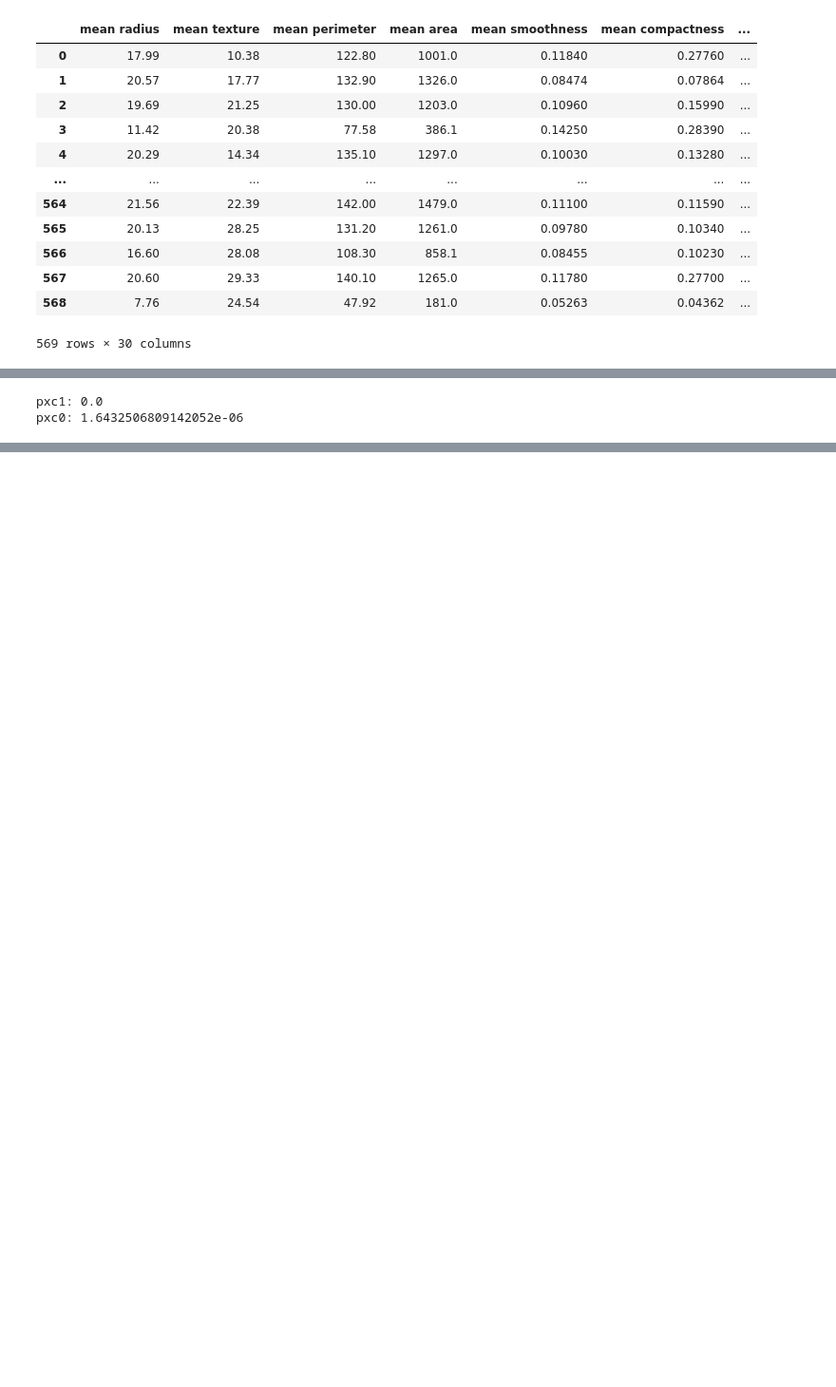
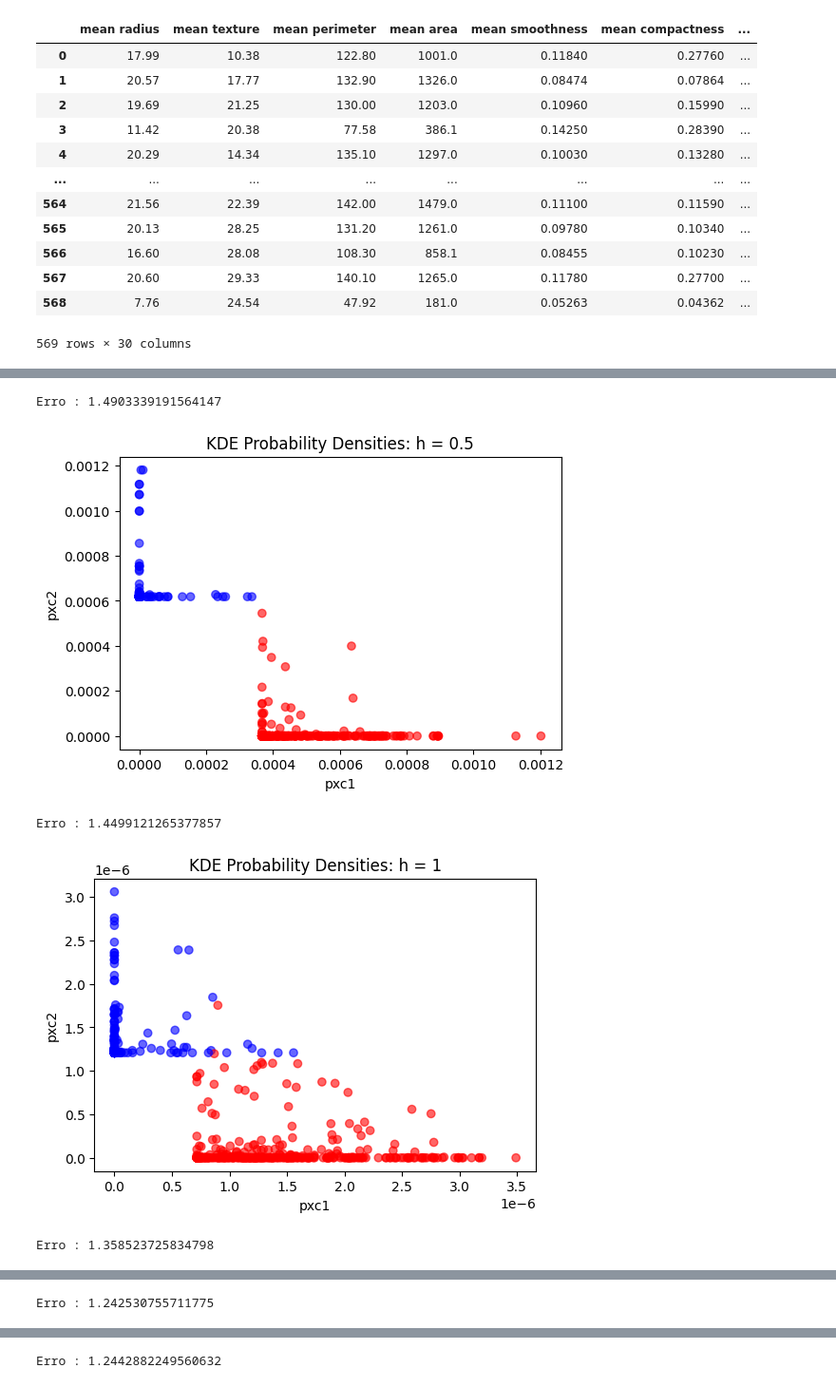
Before and after one commit to gvcf20/IRP, a Jupyter notebook: python/KDE/kde_real_data.ipynb, the cells around one changed output, grey strips where cells are left out. Shown at 95% size. Saved outputs shown, nothing was run; the diff lists cells and outputs as text; code cells hidden in the pictures; blank space fills up the shorter version.

```diff
--- a/python/KDE/kde_real_data.ipynb
+++ b/python/KDE/kde_real_data.ipynb
@@ -16,7 +16,7 @@ def mykdenvar(xt,X,h):
 
         print(px)
 
-    px = px / (N * (h**n) * ((2*np.pi)**(n/2)))
+    px = px / (N * (h**n) * ((2*np.pi)**(n)))
     return px
 # %%
 from sklearn.datasets import load_breast_cancer
@@ -65,35 +49,71 @@ X
 # %%
 import numpy as np
 import pandas as pd
+import matplotlib.pyplot as plt
 from sklearn.datasets import load_breast_cancer
 
 data = load_breast_cancer()
 xall = pd.DataFrame(data.data[:, 2:11])
-y = data.target
+yall = data.target
 
 def mykdenvar(xt, X, h):
     N, n = X.shape
     px = 0.0
     for i in range(N):
-        d = xt - X[i, :]
-
-        u = d / h
+        u = (xt - X[i, :]) / h
         px += np.exp(-0.5 * np.dot(u, u))
-    px = px / (N * (h**n) * ((2*np.pi)**(n/2)))
+    px = px / (N * (h ** n) * ((2 * np.pi) ** (n / 2)))
     return px
 
-idxc1 = np.where(y == 1)[0]
-idxc0 = np.where(y == 0)[0]
+idxc1 = np.where(yall == 1)[0]
+idxc2 = np.where(yall == 0)[0]
 
 xc1 = xall.iloc[idxc1, :].to_numpy()
-xc0 = xall.iloc[idxc0, :].to_numpy()
+xc2 = xall.iloc[idxc2, :].to_numpy()
 
-xt = xall.iloc[6, :].to_numpy()
+Nall = xall.shape[0]
+N1 = xc1.shape[0]
+N2 = xc2.shape[0]
 
-pxc1 = mykdenvar(xt, xc1, 1)
-print("pxc1:", pxc1)
-pxc0 = mykdenvar(xt, xc0, 1)
-print("pxc0:", pxc0)
+pc1 = N1 / Nall
+pc2 = N2 / Nall
+
+h_list = [0.5,1,2,5,10]
+
+for h in h_list:
+
+    yhat = np.zeros(Nall)
+    pxc1_array = np.zeros(Nall)
+    pxc2_array = np.zeros(Nall)
+    for i in range(Nall):
+        xt = xall.iloc[i, :].to_numpy()
+        pxc1 = mykdenvar(xt, xc1, h)
+        pxc2 = mykdenvar(xt, xc2, h)
+        px = mykdenvar(xt, xall.to_numpy(), h)
+
+        pc1x = pxc1 * pc1 / px
+        pc2x = pxc2 * pc2 / px
+
+        yhat[i] = np.sign(pc2x - pc1x)
+
+        pxc1_array[i] = pxc1
+        pxc2_array[i] = pxc2
+
+    yallsign = 2 * (yall - 1.5)
+
+    acc = np.sum((yhat - yallsign) ** 2) / (4)
+    print("Erro :", acc/Nall)
+
+    colors = np.array(['red', 'blue'])
+    plt.figure(figsize=(6,4))
+    plt.scatter(pxc1_array, pxc2_array, c=colors[((yallsign+1)/2).astype(int)], alpha=0.6)
+    plt.xlabel("pxc1")
+    plt.ylabel("pxc2")
+    plt.title(f"KDE Probability Densities: h = {h}")
+    plt.show()
 # %% [output]
-pxc1: 0.0
-pxc0: 1.6432506809142052e-06
+Erro : 1.4903339191564147
+[figure, added]
+Erro : 1.4499121265377857
+[figure, added]
+Erro : 1.358523725834798
@@ -99,0 +121 @@ pxc0: 1.6432506809142052e-06
+Erro : 1.242530755711775
@@ -99,0 +123 @@ pxc0: 1.6432506809142052e-06
+Erro : 1.2442882249560632
```
Also changed, not shown: parts of 8 cells of this notebook, 4 other files.
